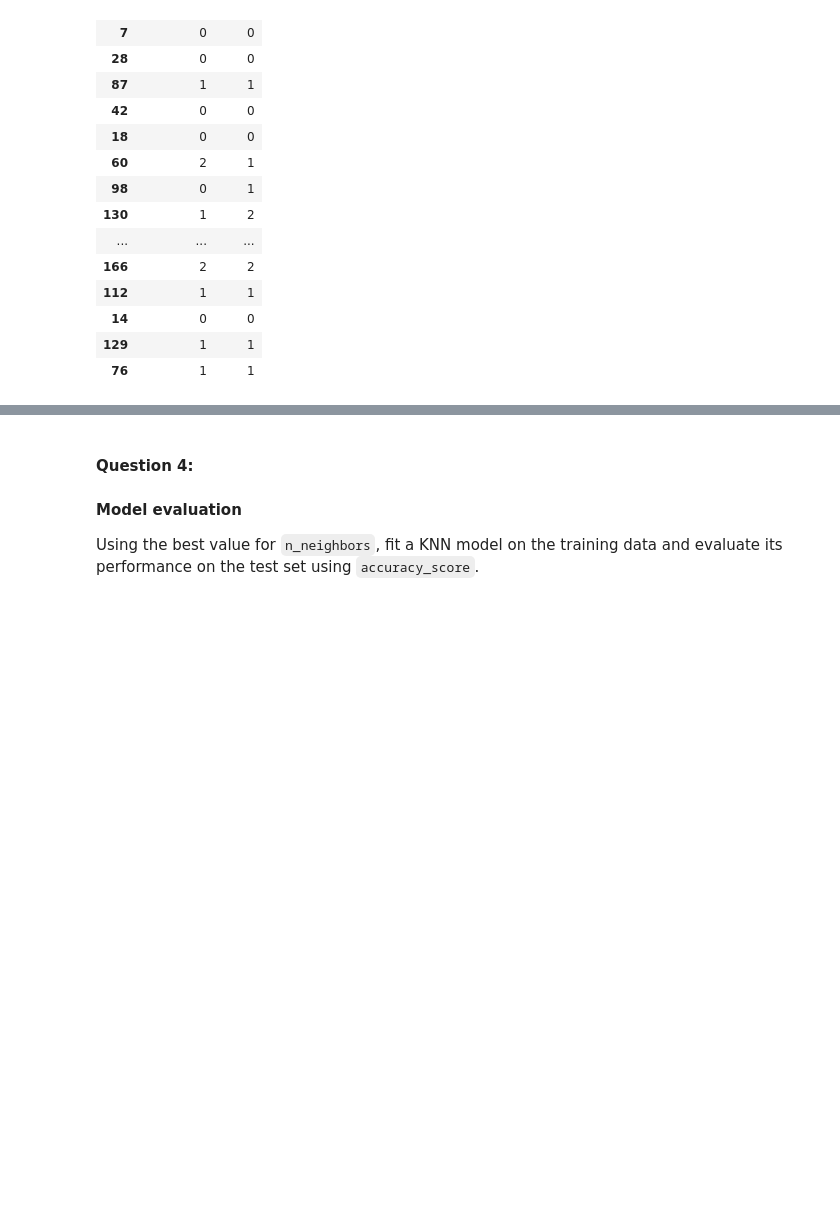
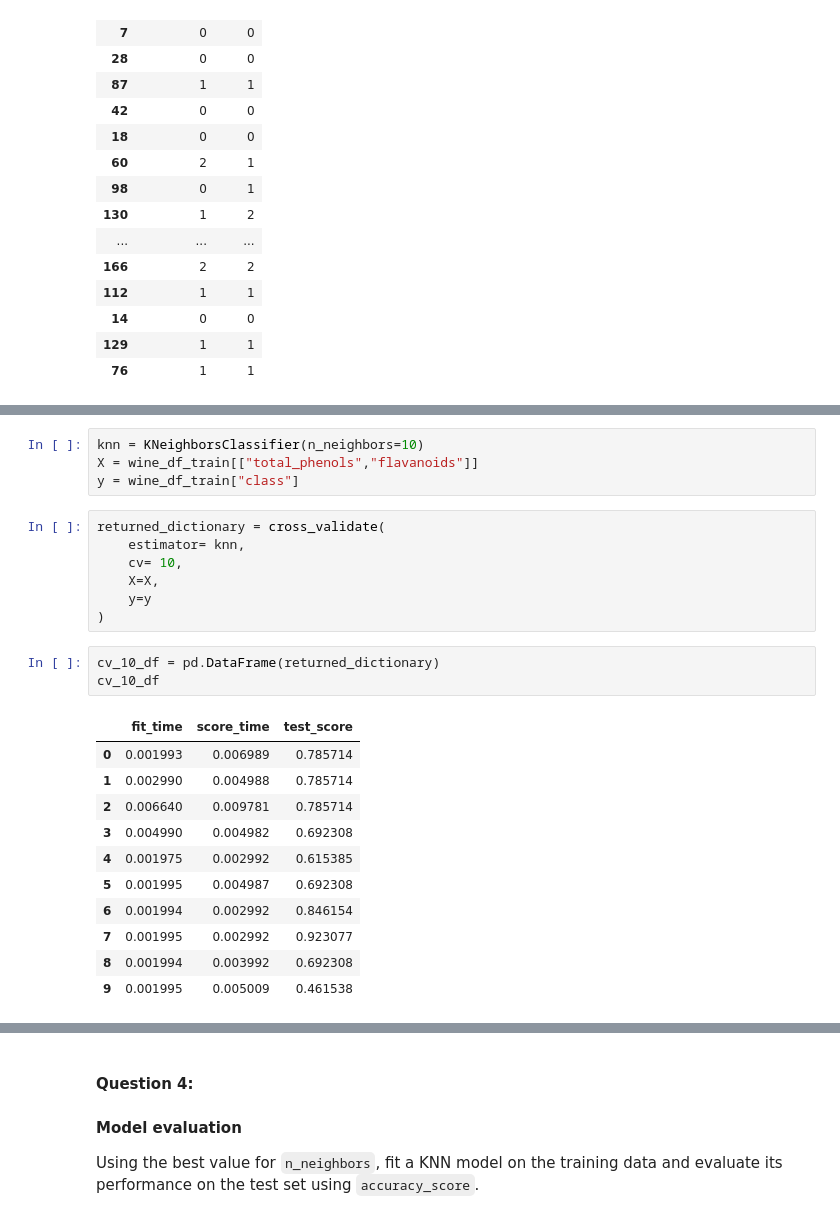
Before and after one commit to geohewton/LCR, a Jupyter notebook: 02_activities/assignments/assignment_1.ipynb, the cells around one changed output, grey strips where cells are left out. Cells and saved outputs as stored; diff of their text form; blank space fills up the shorter version.

```diff
--- a/02_activities/assignments/assignment_1.ipynb
+++ b/02_activities/assignments/assignment_1.ipynb
@@ -315,0 +325,26 @@ wine_df_test[["predicted","class"]]
+# %%
+knn = KNeighborsClassifier(n_neighbors=10)
+X = wine_df_train[["total_phenols","flavanoids"]]
+y = wine_df_train["class"]
+# %%
+returned_dictionary = cross_validate(
+    estimator= knn,
+    cv= 10,
+    X=X,
+    y=y
+)
+# %%
+cv_10_df = pd.DataFrame(returned_dictionary)
+cv_10_df
+# %% [output]
+|  | fit_time | score_time | test_score |
+| 0 | 0.001993 | 0.006989 | 0.785714 |
+| 1 | 0.002990 | 0.004988 | 0.785714 |
+| 2 | 0.006640 | 0.009781 | 0.785714 |
+| 3 | 0.004990 | 0.004982 | 0.692308 |
+| 4 | 0.001975 | 0.002992 | 0.615385 |
+| 5 | 0.001995 | 0.004987 | 0.692308 |
+| 6 | 0.001994 | 0.002992 | 0.846154 |
+| 7 | 0.001995 | 0.002992 | 0.923077 |
+| 8 | 0.001994 | 0.003992 | 0.692308 |
+| 9 | 0.001995 | 0.005009 | 0.461538 |
```
Also changed, not shown: parts of 19 cells of this notebook.
